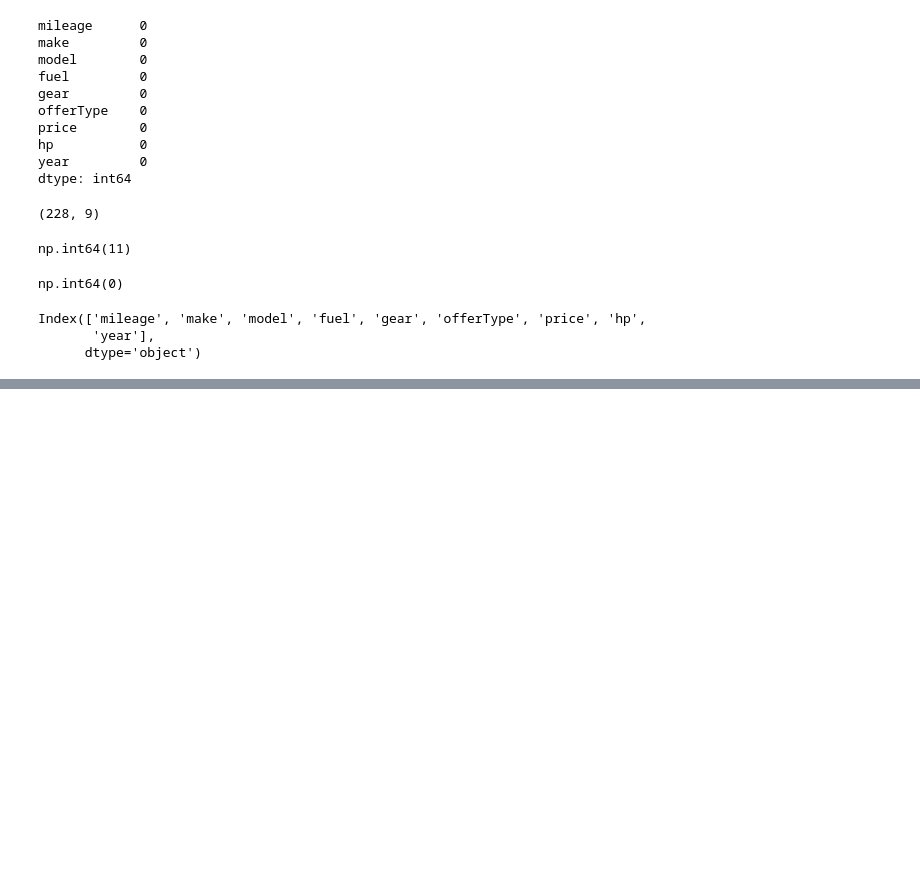
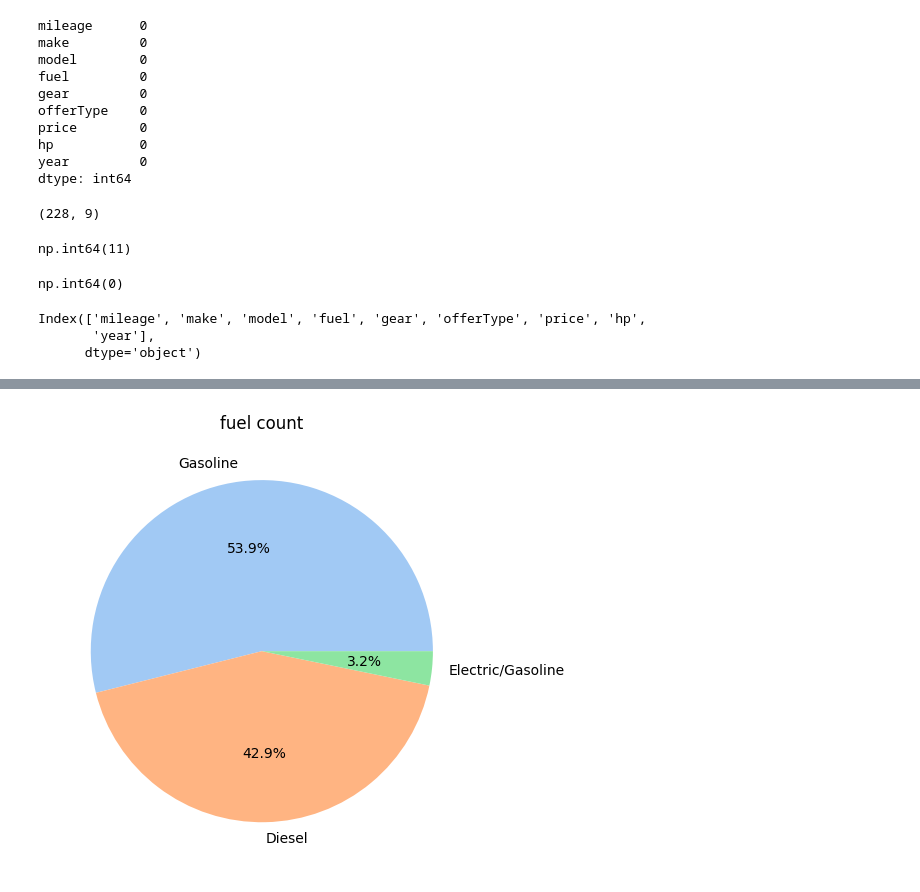
Before and after one commit to AbdallhOmran/Used-car-prices, a Jupyter notebook: index.ipynb, the cells around one changed output, grey strips where cells are left out. Saved outputs shown, nothing was run; the diff lists cells and outputs as text; code cells hidden in the pictures; blank space fills up the shorter version.

```diff
--- a/index.ipynb
+++ b/index.ipynb
@@ -144,0 +167,8 @@ Passing `palette` without assigning `hue` is deprecated and will be removed in v
+# %%
+fuel_count = df["fuel"].value_counts()
+plt.title("fuel count")
+plt.pie(fuel_count,labels=fuel_count.index,autopct='%1.1f%%',colors=sns.color_palette("pastel"))
+plt.tight_layout()
+plt.show()
+# %% [output]
+[figure, added]
```
Also changed, not shown: parts of 4 cells of this notebook.
